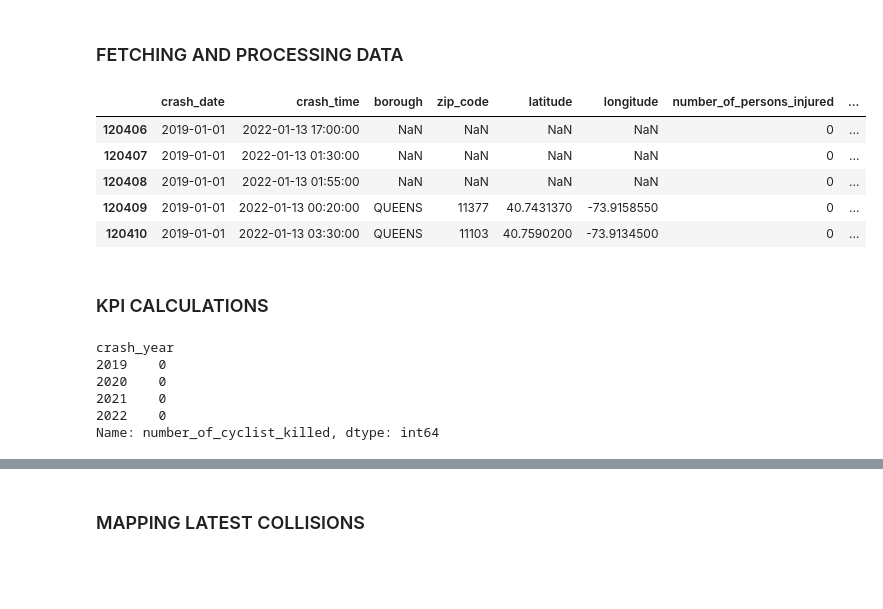
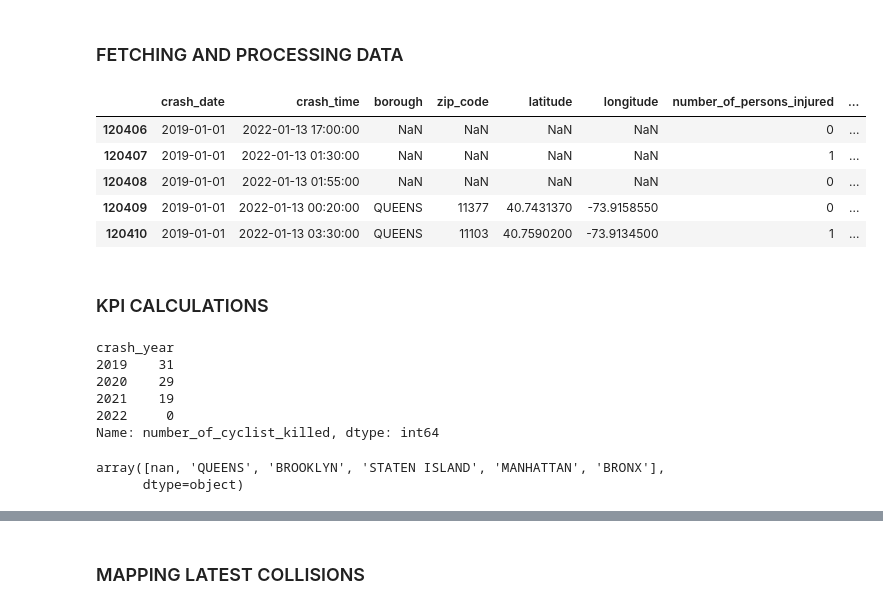
Before and after one commit to tiroger/nyc-vehicle-collisions, a Jupyter notebook: viz.ipynb, the cells around one changed output, grey strips where cells are left out. Cells and saved outputs as stored; diff of their text form; code cells hidden in the pictures; blank space fills up the shorter version.

```diff
--- a/viz.ipynb
+++ b/viz.ipynb
@@ -84,24 +83,31 @@ cols_to_convert = ['number_of_persons_injured', 'number_of_persons_killed',
 results_df[cols_to_convert] = results_df[cols_to_convert].astype(int)
 results_df = results_df[results_df.crash_date > '2018-12-31']
 client.close()
-# %%
-results_df.head()
-# %% [output]
-|  | crash_date | crash_time | borough | zip_code | latitude | longitude | number_of_persons_injured | ... |
-| 120406 | 2019-01-01 | 2022-01-13 17:00:00 | NaN | NaN | NaN | NaN | 0 | ... |
-| 120407 | 2019-01-01 | 2022-01-13 01:30:00 | NaN | NaN | NaN | NaN | 0 | ... |
-| 120408 | 2019-01-01 | 2022-01-13 01:55:00 | NaN | NaN | NaN | NaN | 0 | ... |
-| 120409 | 2019-01-01 | 2022-01-13 00:20:00 | QUEENS | 11377 | 40.7431370 | -73.9158550 | 0 | ... |
-| 120410 | 2019-01-01 | 2022-01-13 03:30:00 | QUEENS | 11103 | 40.7590200 | -73.9134500 | 0 | ... |
+# %%
+collisions = results_df.copy()
+collisions.head()
+# %% [output]
+|  | crash_date | crash_time | borough | zip_code | latitude | longitude | number_of_persons_injured | ... |
+| 120406 | 2019-01-01 | 2022-01-13 17:00:00 | NaN | NaN | NaN | NaN | 0 | ... |
+| 120407 | 2019-01-01 | 2022-01-13 01:30:00 | NaN | NaN | NaN | NaN | 1 | ... |
+| 120408 | 2019-01-01 | 2022-01-13 01:55:00 | NaN | NaN | NaN | NaN | 0 | ... |
+| 120409 | 2019-01-01 | 2022-01-13 00:20:00 | QUEENS | 11377 | 40.7431370 | -73.9158550 | 0 | ... |
+| 120410 | 2019-01-01 | 2022-01-13 03:30:00 | QUEENS | 11103 | 40.7590200 | -73.9134500 | 1 | ... |
 # %% [markdown]
 ### KPI CALCULATIONS
 # %%
-results_df.groupby('crash_year')['number_of_cyclist_killed'].sum()
+collisions.groupby('crash_year')['number_of_cyclist_killed'].sum()
 # %% [output]
 crash_year
-2019    0
-2020    0
-2021    0
-2022    0
+2019    31
+2020    29
+2021    19
+2022     0
 Name: number_of_cyclist_killed, dtype: int64
+# %%
+all_boros = collisions.borough.unique()
+all_boros
+# %% [output]
+array([nan, 'QUEENS', 'BROOKLYN', 'STATEN ISLAND', 'MANHATTAN', 'BRONX'],
+      dtype=object)
 # %%
```
Also changed, not shown: parts of 4 cells of this notebook, 1 other file.
